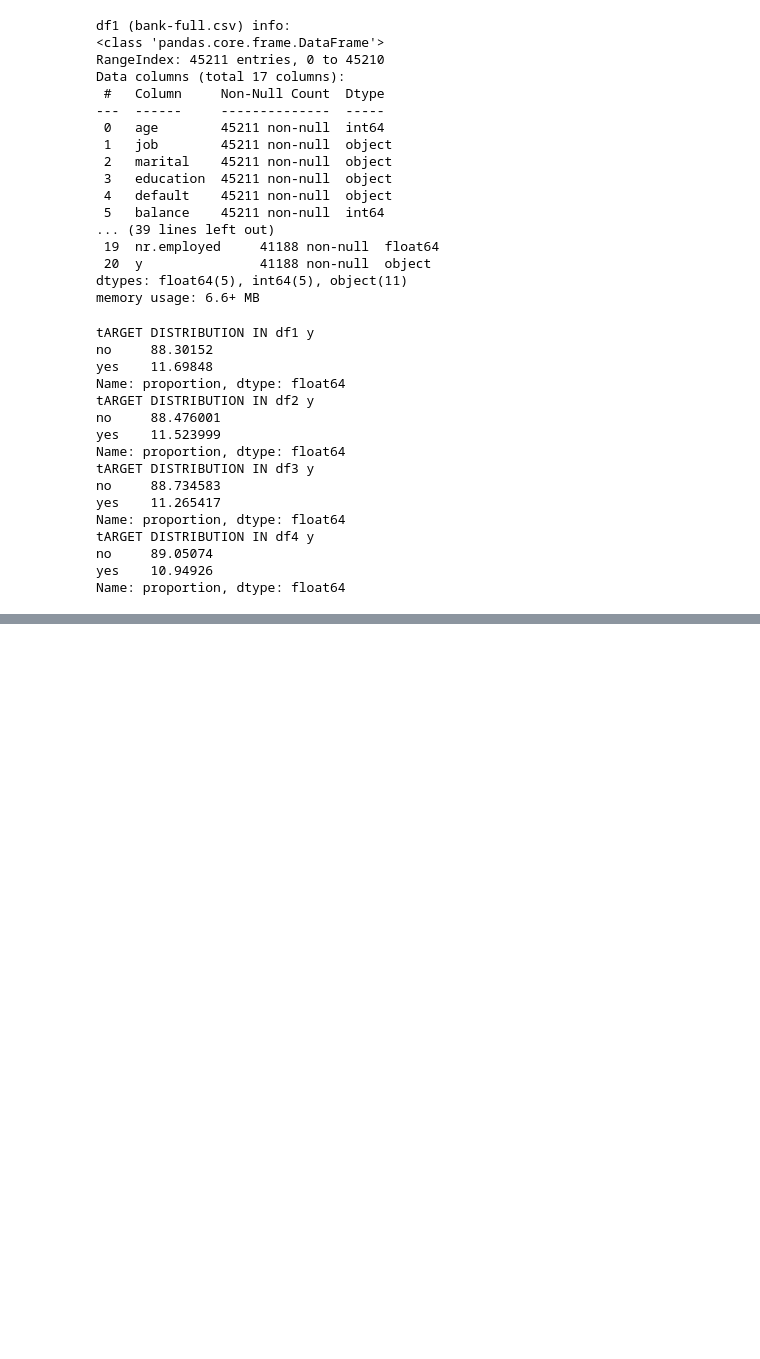
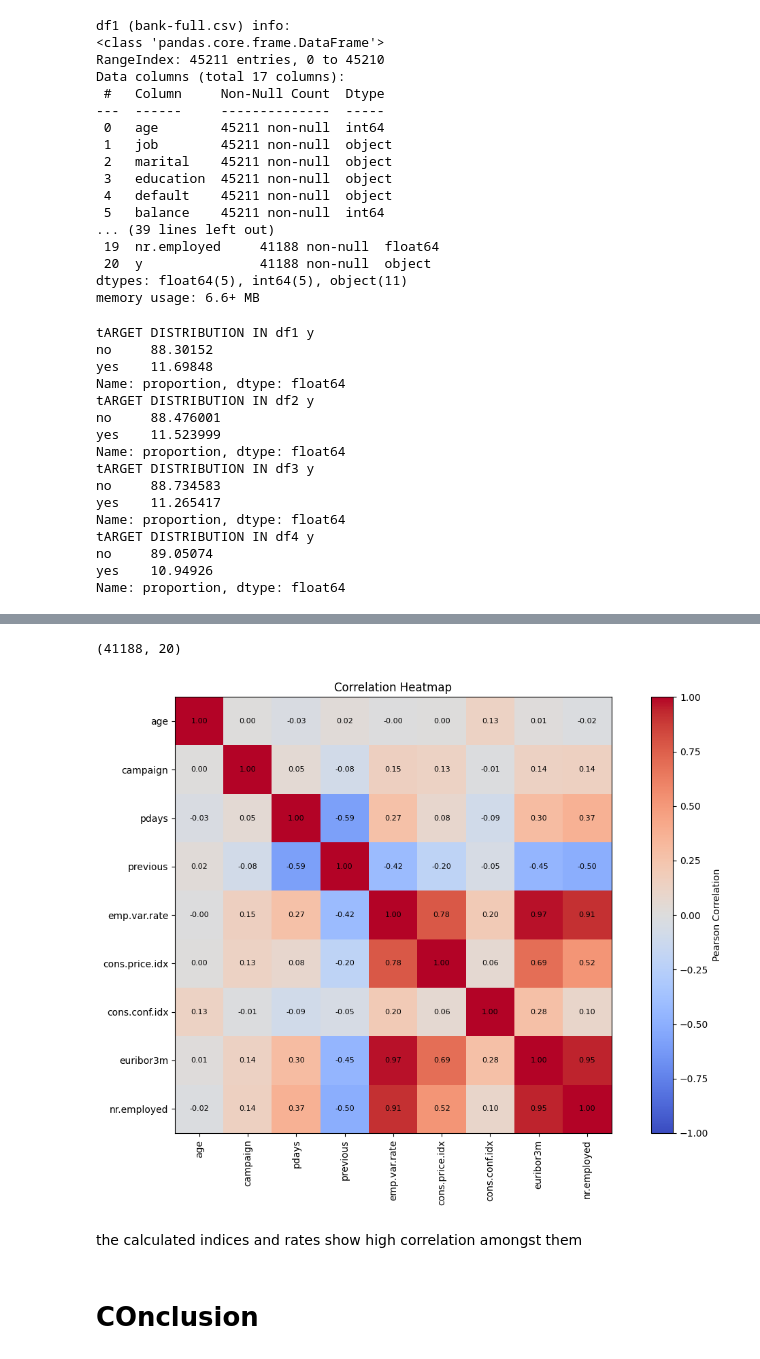
Before and after one commit to navyatripathiji/bank-marketing-practice, a Jupyter notebook: notebooks/01-basiceda.ipynb, the cells around one changed output, grey strips where cells are left out. Cells and saved outputs as stored; diff of their text form; code cells hidden in the pictures; blank space fills up the shorter version.

```diff
--- a/notebooks/01-basiceda.ipynb
+++ b/notebooks/01-basiceda.ipynb
@@ -168,0 +238,39 @@ All the provided datasets exhibit a similar target variable distribution, with t
+# %%
+#duration feature is being dropped as it is unknown during capaign planning
+df3=df3.drop(columns=['duration'])
+df3.shape
+# %% [output]
+(41188, 20)
+# %%
+num_df = df3.select_dtypes(include=np.number)
+
+# Correlation matrix
+corr = num_df.corr()
+
+# Plot heatmap
+fig, ax = plt.subplots(figsize=(12, 8))
+
+im = ax.imshow(corr, cmap="coolwarm", vmin=-1, vmax=1)
+
+# Axis labels
+ax.set_xticks(range(len(corr.columns)))
+ax.set_yticks(range(len(corr.columns)))
+ax.set_xticklabels(corr.columns, rotation=90)
+ax.set_yticklabels(corr.columns)
+
+# Add correlation values
+for i in range(len(corr.columns)):
+    for j in range(len(corr.columns)):
+        ax.text(j, i, f"{corr.iloc[i, j]:.2f}",
+                ha="center", va="center", fontsize=8)
+
+fig.colorbar(im, ax=ax, label="Pearson Correlation")
+ax.set_title("Correlation Heatmap")
+plt.tight_layout()
+plt.show()
+# %% [output]
+[figure, added]
+# %% [markdown]
+the calculated indices and rates show high correlation amongst them
+# %% [markdown]
+# COnclusion
```
Also changed, not shown: parts of 3 cells of this notebook, 2 other files.
